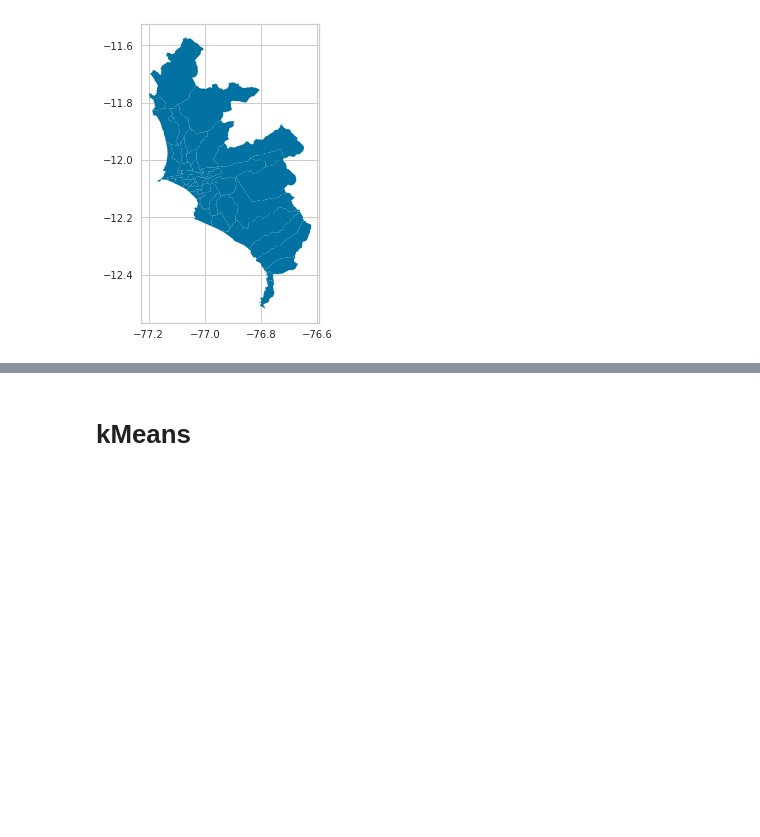
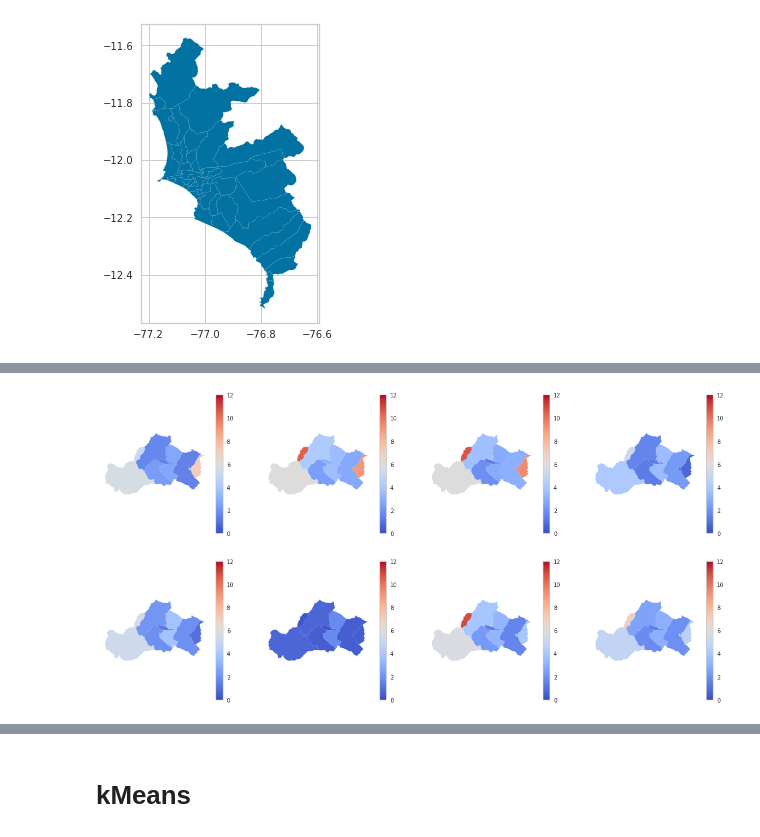
Before and after one commit to leiparov/intercon-simbig-2021, a Jupyter notebook: RutasClustering.ipynb, the cells around one changed output, grey strips where cells are left out. Cells and saved outputs as stored; diff of their text form; code cells hidden in the pictures; blank space fills up the shorter version.

```diff
--- a/RutasClustering.ipynb
+++ b/RutasClustering.ipynb
@@ -47,0 +74,7 @@ data.head()
+# %%
+datacusco = pd.read_csv("rutas/cusco_means_final.csv",
+                   dtype={'osmid':'string'}).set_index('distrito')
+datacusco.columns = ['bank', 'courthouse', 'hospital', 'marketplace', 'police', 'school', 'university']
+# datacusco.drop(['osmid', 'casino'], axis=1,inplace=True)
+datacusco['mean'] = datacusco.mean(axis=1)
+datacusco.head()
@@ -100,0 +156,5 @@ fig.savefig("simbig22_img/LimaPublicServices.png", bbox_inches='tight', dpi=500)
+# %%
+mapaCusco2 = pd.merge(mapaCusco, (datacusco/1000).reset_index(),
+                      how='left',
+                      left_on='DISTRITO', right_on='distrito')
+mapaCusco2.head()
@@ -100,0 +168,20 @@ fig.savefig("simbig22_img/LimaPublicServices.png", bbox_inches='tight', dpi=500)
+# %%
+fig , axes = plt.subplots(2,4, figsize = (20,10), sharey=True)
+
+CMAP = 'coolwarm'
+
+mapaCusco2.plot(column='bank', cmap=CMAP, legend=True, ax=axes[0][0], vmin=0, vmax=12)
+mapaCusco2.plot(column='courthouse', cmap=CMAP, legend=True, ax=axes[0][1], vmin=0, vmax=12)
+mapaCusco2.plot(column='hospital', cmap=CMAP, legend=True, ax=axes[0][2], vmin=0, vmax=12)
+mapaCusco2.plot(column='marketplace', cmap=CMAP, legend=True, ax=axes[0][3], vmin=0, vmax=12)
+mapaCusco2.plot(column='police', cmap=CMAP, legend=True, ax=axes[1][0], vmin=0, vmax=12)
+mapaCusco2.plot(column='school', cmap=CMAP, legend=True, ax=axes[1][1], vmin=0, vmax=12)
+mapaCusco2.plot(column='university', cmap=CMAP, legend=True, ax=axes[1][2], vmin=0, vmax=12)
+mapaCusco2.plot(column='mean', cmap=CMAP, legend=True, ax=axes[1][3], vmin=0, vmax=12)
+
+for idx, x in np.ndenumerate(axes):
+    x.grid(False)
+    x.axis(False)
+# fig
+# %% [output]
+[figure, added]
```
Also changed, not shown: parts of 16 cells of this notebook, 6 other files.
